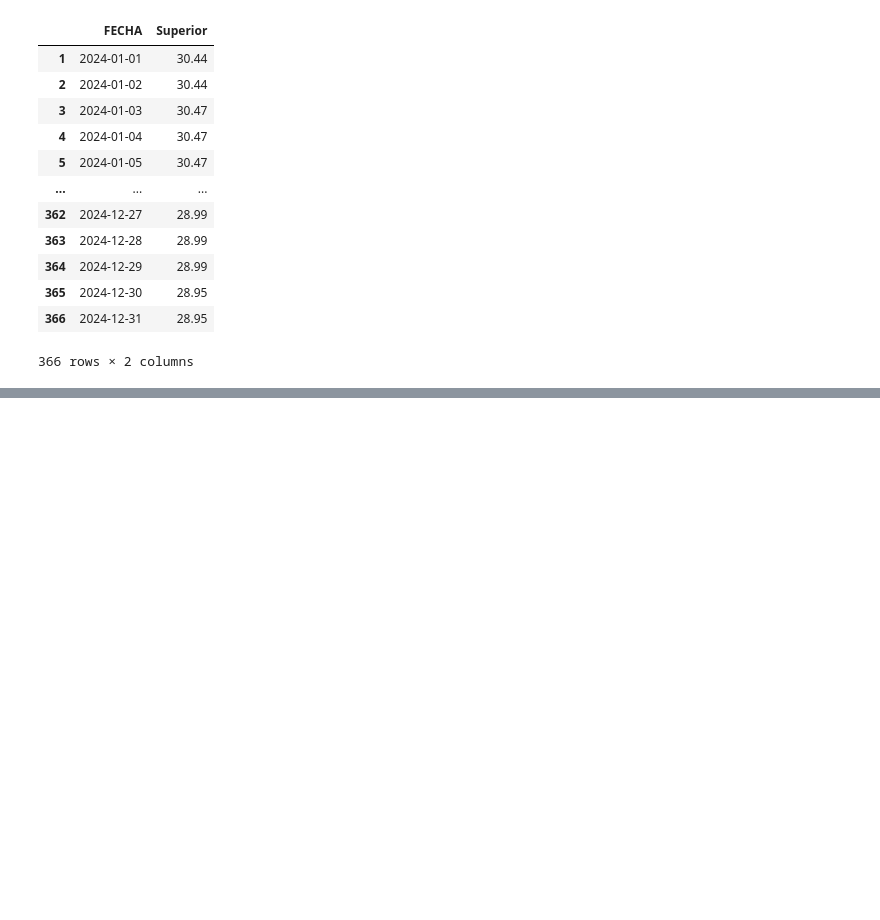
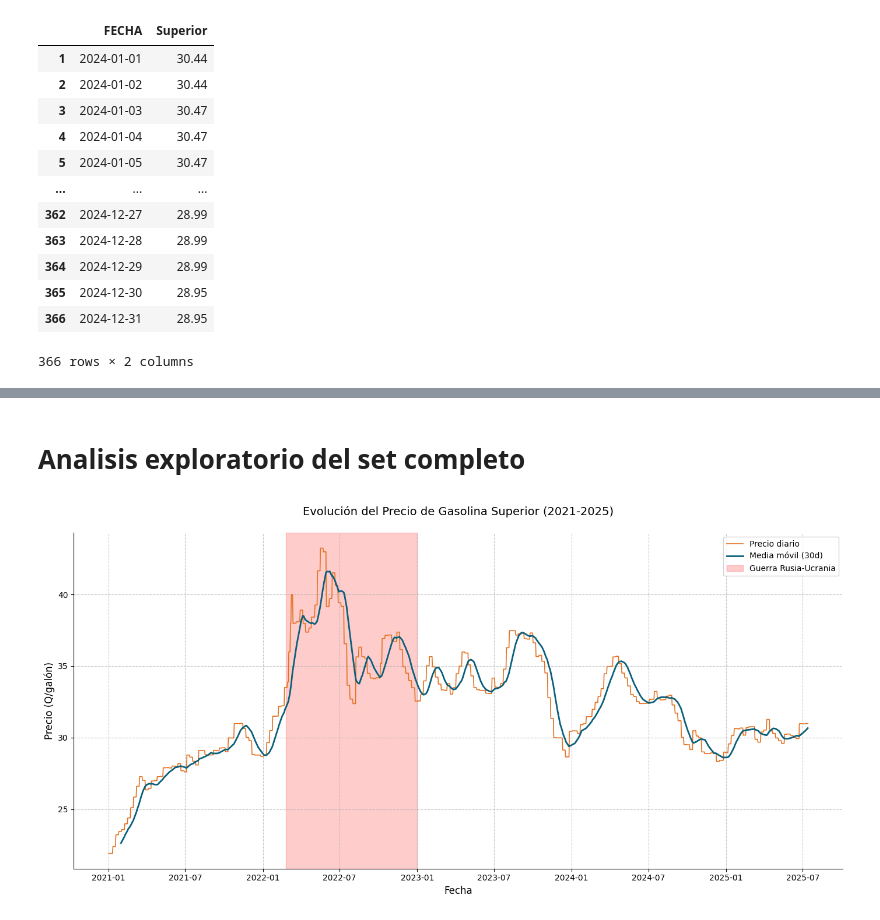
Before and after one commit to chuy-zip/DS_LAB1, a Jupyter notebook: scriptOne.ipynb, the cells around one changed output, grey strips where cells are left out. Drawn from its saved outputs; the diff is of its cells as text; code cells hidden in the pictures; blank space fills up the shorter version.

Commit message:
more analisis

```diff
--- a/scriptOne.ipynb
+++ b/scriptOne.ipynb
@@ -26,9 +26,7 @@ df_2021 = load_year_data("2021", 6, 366)
 df_2022 = load_year_data("2022", 6, 366)
 df_2023 = load_year_data("2023", 7, 366)
 df_2024 = load_year_data("2024", 7, 367)
-
-#aun me falta ver la hoja de 2025
-#df_2025 = load_year_data("2025", 7, 150)
+df_2025 = load_year_data("2025", 7, 195)
 
 df_2021
 
@@ -99,0 +116,14 @@ df_2024
+# %%
+# Combinar todos los DataFrames en uno solo
+df_completo = pd.concat([df_2021, df_2022, df_2023, df_2024, df_2025], ignore_index=True)
+
+# Ordenar por fecha
+df_completo = df_completo.sort_values('FECHA').reset_index(drop=True)
+
+# Verificar el resultado
+print("Primeras filas:")
+print(df_completo.head())
+print("\nÚltimas filas:")
+print(df_completo.tail())
+print(f"\nRango de fechas: {df_completo['FECHA'].min()} a {df_completo['FECHA'].max()}")
+print(f"Total de registros: {len(df_completo)}")
@@ -99,0 +149,32 @@ df_2024
+# %% [markdown]
+# Analisis exploratorio del set completo
+# %%
+import matplotlib.pyplot as plt
+import seaborn as sns
+from statsmodels.tsa.seasonal import seasonal_decompose
+
+plt.figure(figsize=(14, 7))
+
+# Opción 1: Línea simple
+plt.plot(df_completo['FECHA'], df_completo['Superior'],
+         color='#E37222', linewidth=1.2, label='Precio diario')
+
+# Opción 2: Promedio móvil (suaviza la serie)
+window_size = 30  # Promedio de 30 días
+plt.plot(df_completo['FECHA'], df_completo['Superior'].rolling(window_size).mean(),
+         color='#0A5F7A', linewidth=2, label=f'Media móvil ({window_size}d)')
+
+# Destacar eventos importantes
+plt.axvspan(pd.to_datetime('2022-02-24'), pd.to_datetime('2022-12-31'),
+            alpha=0.2, color='red', label='Guerra Rusia-Ucrania')
+
+plt.title('Evolución del Precio de Gasolina Superior (2021-2025)\n', fontsize=14)
+plt.xlabel('Fecha', fontsize=12)
+plt.ylabel('Precio (Q/galón)', fontsize=12)
+plt.grid(True, linestyle='--', alpha=0.7)
+plt.legend()
+sns.despine()
+plt.tight_layout()
+plt.show()
+# %% [output]
+[figure, added]
```
Also changed, not shown: parts of 8 cells of this notebook.
